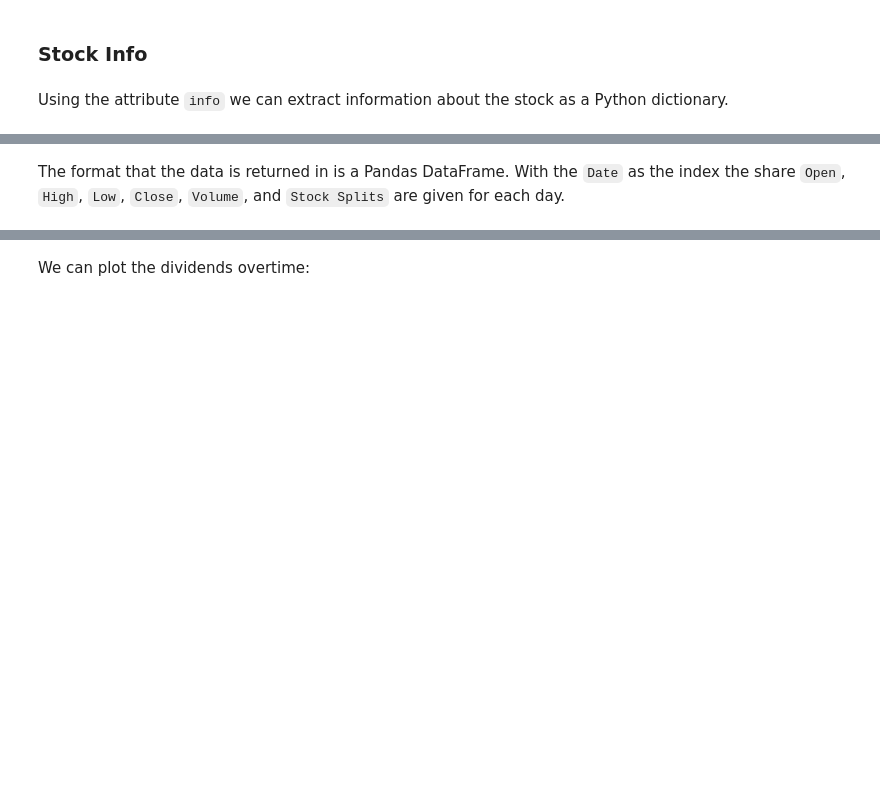
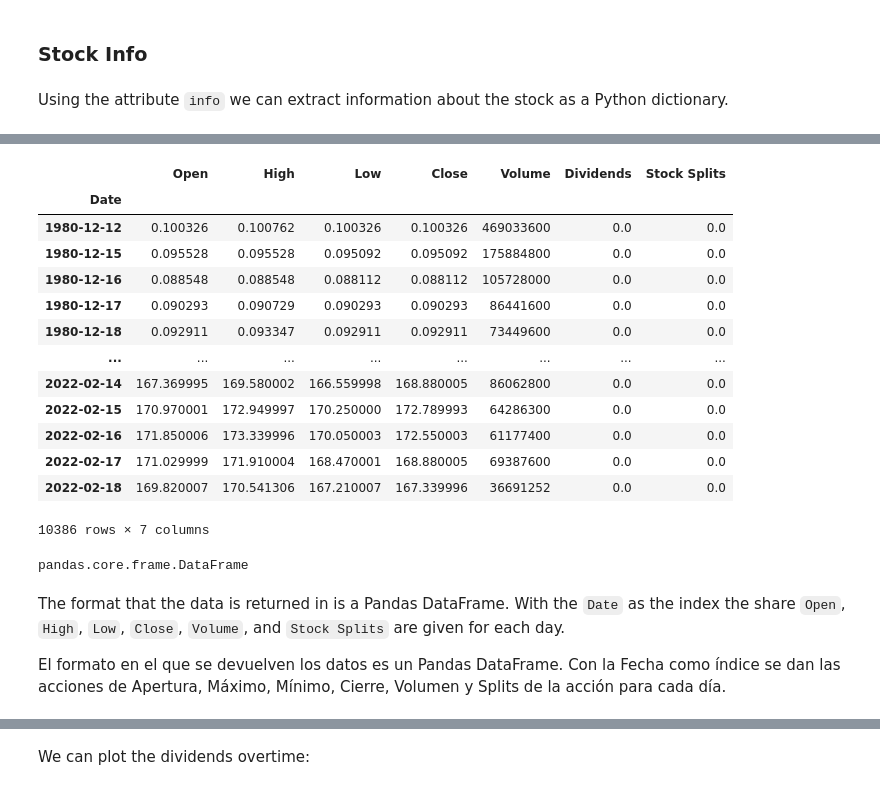
Before and after one commit to 1Dnns/colab, a Jupyter notebook: yfinance.ipynb, the cells around one changed output, grey strips where cells are left out. Drawn from its saved outputs; the diff is of its cells as text; code cells hidden in the pictures; blank space fills up the shorter version.

```diff
--- a/yfinance.ipynb
+++ b/yfinance.ipynb
@@ -88,5 +119,27 @@ A share is the single smallest part of a company's stock  that you can buy, the
 # %%
-apple_share_price_data = apple.history(period="max")
+apple_share_price_data = apple.history(period="max")   #"max"/"1d"
+apple_share_price_data
+# %% [output]
+|  | Open | High | Low | Close | Volume | Dividends | Stock Splits |
+| Date |  |  |  |  |  |  |  |
+| 1980-12-12 | 0.100326 | 0.100762 | 0.100326 | 0.100326 | 469033600 | 0.0 | 0.0 |
+| 1980-12-15 | 0.095528 | 0.095528 | 0.095092 | 0.095092 | 175884800 | 0.0 | 0.0 |
+| 1980-12-16 | 0.088548 | 0.088548 | 0.088112 | 0.088112 | 105728000 | 0.0 | 0.0 |
+| 1980-12-17 | 0.090293 | 0.090729 | 0.090293 | 0.090293 | 86441600 | 0.0 | 0.0 |
+| 1980-12-18 | 0.092911 | 0.093347 | 0.092911 | 0.092911 | 73449600 | 0.0 | 0.0 |
+| ... | ... | ... | ... | ... | ... | ... | ... |
+| 2022-02-14 | 167.369995 | 169.580002 | 166.559998 | 168.880005 | 86062800 | 0.0 | 0.0 |
+| 2022-02-15 | 170.970001 | 172.949997 | 170.250000 | 172.789993 | 64286300 | 0.0 | 0.0 |
+| 2022-02-16 | 171.850006 | 173.339996 | 170.050003 | 172.550003 | 61177400 | 0.0 | 0.0 |
+| 2022-02-17 | 171.029999 | 171.910004 | 168.470001 | 168.880005 | 69387600 | 0.0 | 0.0 |
+| 2022-02-18 | 169.820007 | 170.541306 | 167.210007 | 167.339996 | 36691252 | 0.0 | 0.0 |
+10386 rows × 7 columns
+# %%
+type(apple_share_price_data)
+# %% [output]
+pandas.core.frame.DataFrame
 # %% [markdown]
 The format that the data is returned in is a Pandas DataFrame. With the `Date` as the index the share `Open`, `High`, `Low`, `Close`, `Volume`, and `Stock Splits` are given for each day.
+
+El formato en el que se devuelven los datos es un Pandas DataFrame. Con la Fecha como índice se dan las acciones de Apertura, Máximo, Mínimo, Cierre, Volumen y Splits de la acción para cada día.
 # %%
```
Also changed, not shown: parts of 22 cells of this notebook.
